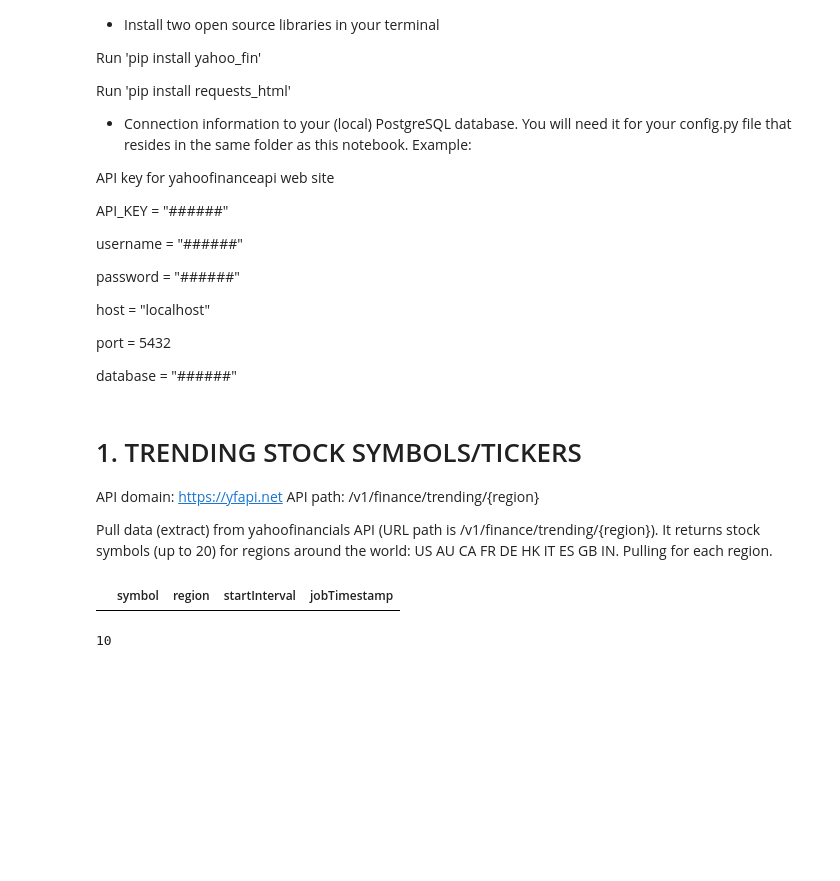
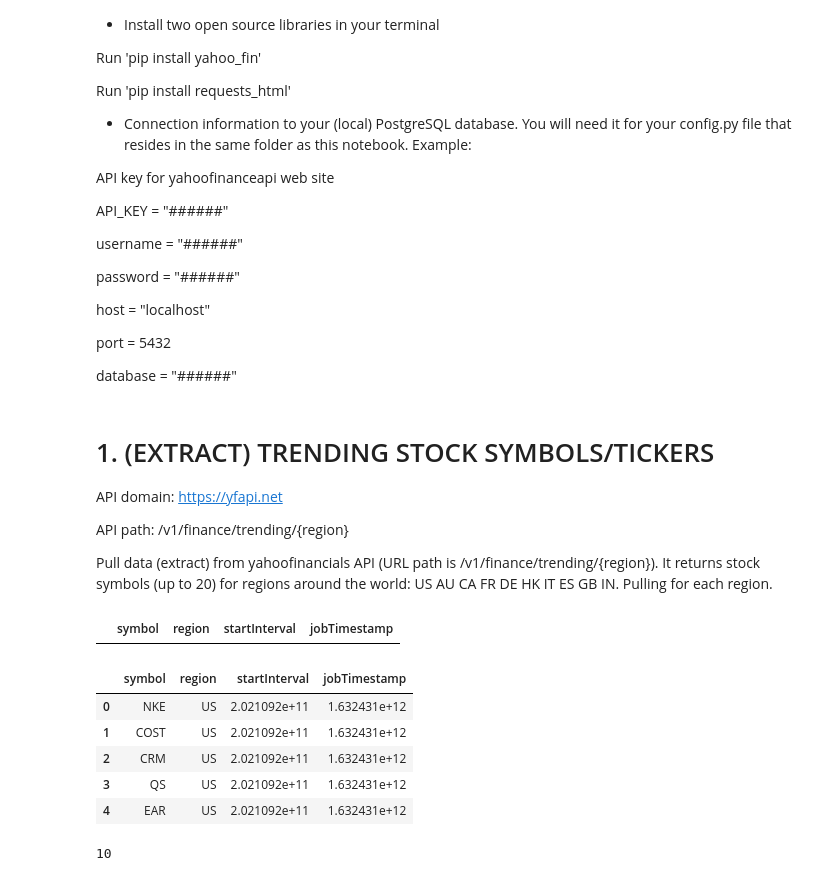
Before and after one commit to V-Villagomez/ETL-Stock-Trends, a Jupyter notebook: Notebooks/project2_yahoofinance.ipynb, the cells around one changed output. Drawn from its saved outputs; the diff is of its cells as text; code cells hidden in the pictures; blank space fills up the shorter version.

```diff
--- a/Notebooks/project2_yahoofinance.ipynb
+++ b/Notebooks/project2_yahoofinance.ipynb
@@ -24,10 +24,11 @@ port = 5432
 
 database = "######"
 # %% [markdown]
-# 1. TRENDING STOCK SYMBOLS/TICKERS
+# 1. (EXTRACT) TRENDING STOCK SYMBOLS/TICKERS
 
 API domain: https://yfapi.net
- API path: /v1/finance/trending/{region}
+
+API path: /v1/finance/trending/{region}
 
 Pull data (extract) from yahoofinancials API (URL path is /v1/finance/trending/{region}).
 It returns stock symbols (up to 20) for regions around the world: US AU CA FR DE HK IT ES GB IN.
@@ -58,18 +57,25 @@ headers = {
     'x-api-key': API_KEY
     }
 # %%
-# trending_dict = {}
 ## Make API request for the number of regions of interest. Recursively save them
-##  into the dataframe by using 'append'
+##  into the finance_trend_df dataframe by using 'append'
 for region in regions:
     url_string = url + region
     response = requests.request("GET", url_string, headers=headers).json()
-#     trending_dict[region] = response['finance']['result']
     response1_df = pd.DataFrame(response['finance']['result'][0]['quotes'])
     response1_df['region'] = region
     response1_df['startInterval'] = response['finance']['result'][0]['startInterval']
     response1_df['jobTimestamp'] = response['finance']['result'][0]['jobTimestamp']
     finance_trends_df = finance_trends_df.append(response1_df, ignore_index=True)
+
+finance_trends_df.head()
+# %% [output]
+|  | symbol | region | startInterval | jobTimestamp |
+| 0 | NKE | US | 2.021092e+11 | 1.632431e+12 |
+| 1 | COST | US | 2.021092e+11 | 1.632431e+12 |
+| 2 | CRM | US | 2.021092e+11 | 1.632431e+12 |
+| 3 | QS | US | 2.021092e+11 | 1.632431e+12 |
+| 4 | EAR | US | 2.021092e+11 | 1.632431e+12 |
 # %%
 ## How many responses did we get?  10 regions
 len(finance_trends_df['region'].unique())
```
Also changed, not shown: parts of 23 cells of this notebook.
